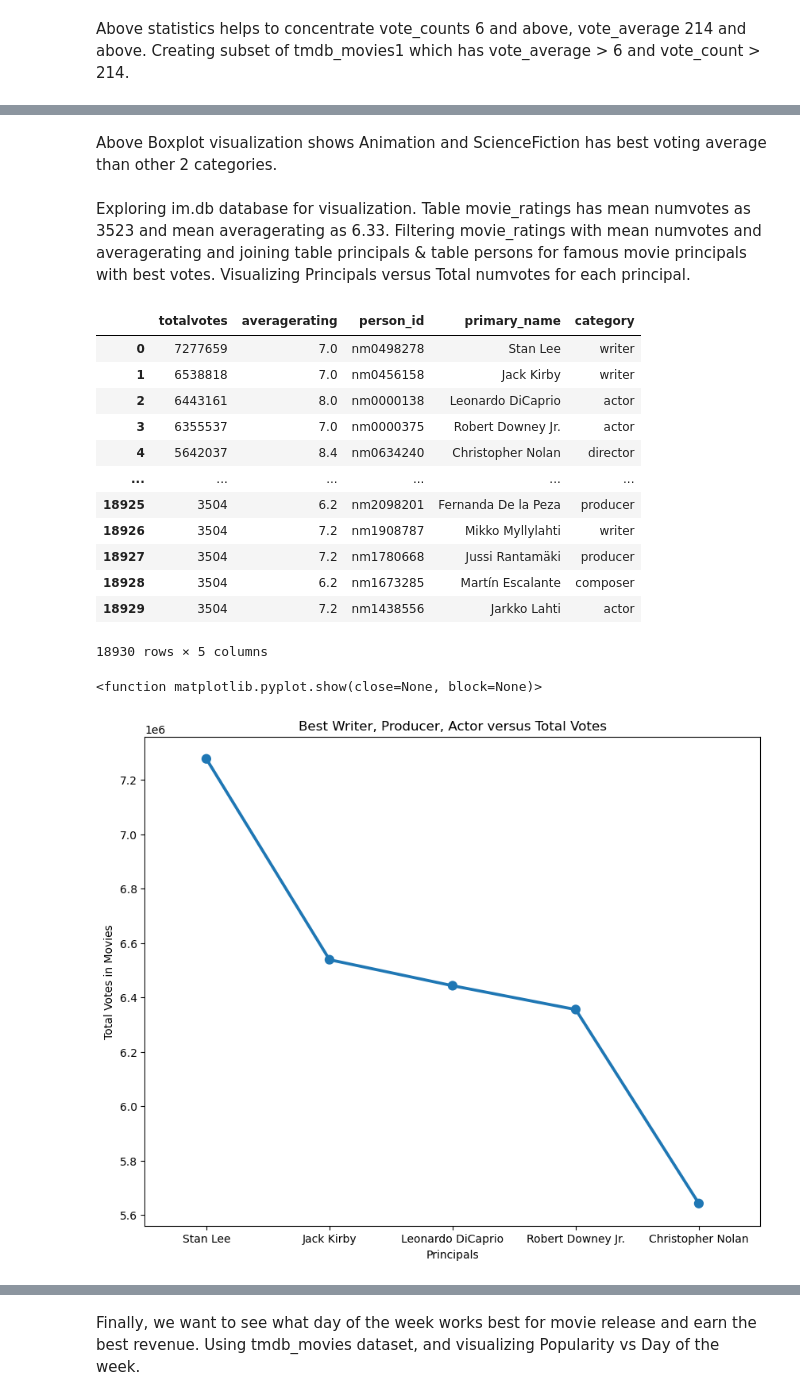
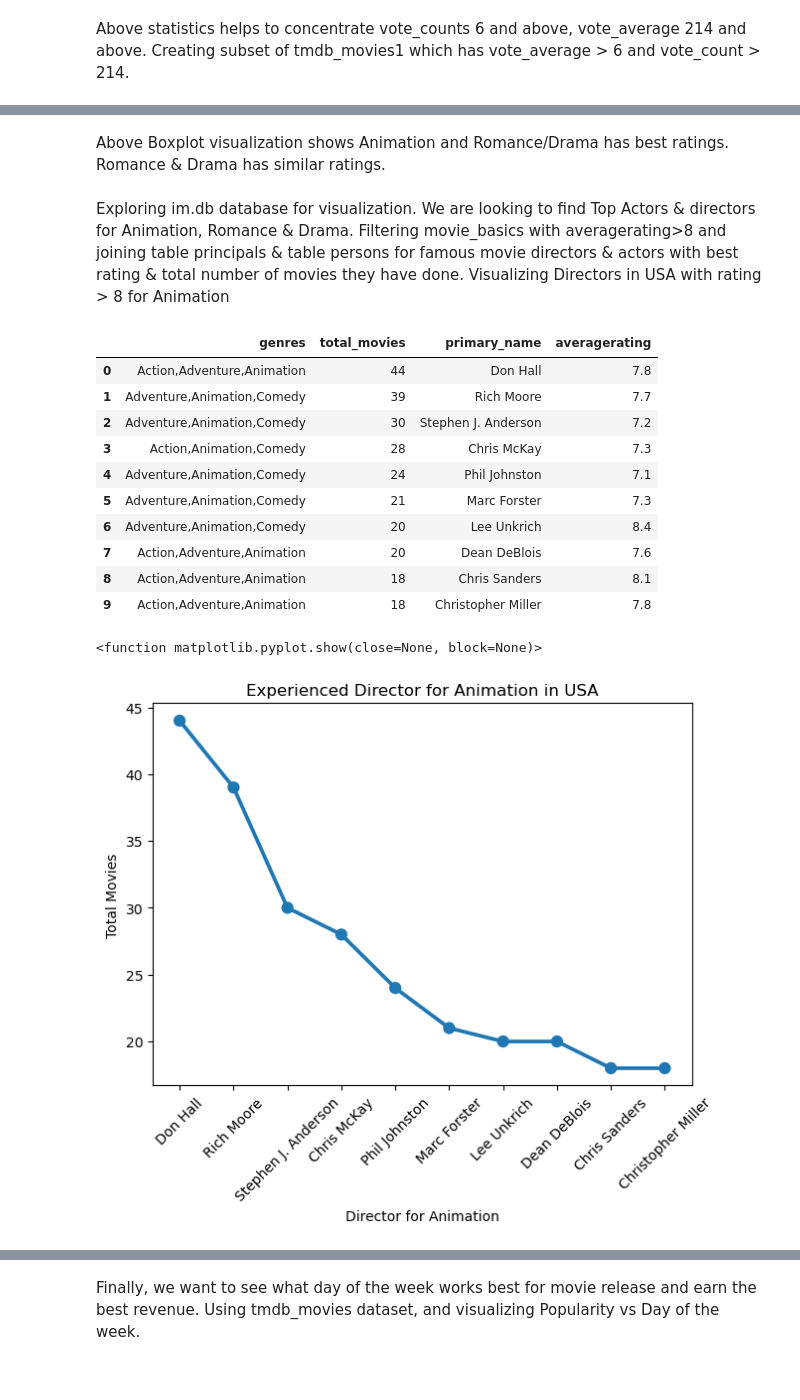
Before and after one commit to musairshad/dsc-phase-2-project, a Jupyter notebook: index.ipynb, the cells around one changed output, grey strips where cells are left out. Drawn from its saved outputs; the diff is of its cells as text; code cells hidden in the pictures.

```diff
--- a/index.ipynb
+++ b/index.ipynb
@@ -786,41 +770,39 @@ plt.show()
 # %% [markdown]
-Above Boxplot visualization shows Animation and ScienceFiction has best voting average than other 2 categories.
+Above Boxplot visualization shows Animation and Romance/Drama has best ratings. Romance & Drama has similar ratings.
 # %% [markdown]
-Exploring im.db database for visualization. Table movie_ratings has mean numvotes as 3523 and mean averagerating as 6.33. Filtering movie_ratings with mean numvotes and averagerating and joining table principals & table persons for famous movie principals with best votes. Visualizing Principals
-versus Total numvotes for each principal.
+Exploring im.db database for visualization. We are looking to find Top Actors & directors for Animation, Romance & Drama. Filtering movie_basics with averagerating>8 and joining table principals & table persons for famous movie directors & actors with best rating & total number of movies they have done. Visualizing Directors in USA with rating > 8 for Animation
 # %%
-# Sql query with numvotes>3523 and averagerating>6, finding total numvotes for each principal
-df_principals = pd.read_sql("""SELECT SUM(numvotes) as totalvotes, averagerating, person_id, primary_name, category FROM movie_ratings
-               JOIN principals USING(movie_id)
-               JOIN persons USING(person_id)
-               WHERE numvotes>3500 AND averagerating>6 GROUP BY person_id ORDER BY totalvotes DESC""", imdb)
-df_principals
+# Sql query with averagerating>8, finding best director for Animation in USA
+director_animation = pd.read_sql("""SELECT genres, count(*) as total_movies, primary_name, averagerating FROM movie_basics
+                            JOIN movie_ratings USING(movie_id) JOIN movie_akas USING(movie_id)
+                            JOIN directors USING(movie_id)
+                            JOIN persons USING(person_id)
+                            WHERE genres LIKE "%Animation%" and averagerating > 7 and region = "US" GROUP BY person_id ORDER BY total_movies DESC""", imdb)
+director_animation.head(10)
 # %% [output]
-|  | totalvotes | averagerating | person_id | primary_name | category |
-| 0 | 7277659 | 7.0 | nm0498278 | Stan Lee | writer |
-| 1 | 6538818 | 7.0 | nm0456158 | Jack Kirby | writer |
-| 2 | 6443161 | 8.0 | nm0000138 | Leonardo DiCaprio | actor |
-| 3 | 6355537 | 7.0 | nm0000375 | Robert Downey Jr. | actor |
-| 4 | 5642037 | 8.4 | nm0634240 | Christopher Nolan | director |
-| ... | ... | ... | ... | ... | ... |
-| 18925 | 3504 | 6.2 | nm2098201 | Fernanda De la Peza | producer |
-| 18926 | 3504 | 7.2 | nm1908787 | Mikko Myllylahti | writer |
-| 18927 | 3504 | 7.2 | nm1780668 | Jussi Rantamäki | producer |
-| 18928 | 3504 | 6.2 | nm1673285 | Martín Escalante | composer |
-| 18929 | 3504 | 7.2 | nm1438556 | Jarkko Lahti | actor |
+|  | genres | total_movies | primary_name | averagerating |
+| 0 | Action,Adventure,Animation | 44 | Don Hall | 7.8 |
+| 1 | Adventure,Animation,Comedy | 39 | Rich Moore | 7.7 |
+| 2 | Adventure,Animation,Comedy | 30 | Stephen J. Anderson | 7.2 |
+| 3 | Action,Animation,Comedy | 28 | Chris McKay | 7.3 |
+| 4 | Adventure,Animation,Comedy | 24 | Phil Johnston | 7.1 |
+| 5 | Adventure,Animation,Comedy | 21 | Marc Forster | 7.3 |
+| 6 | Adventure,Animation,Comedy | 20 | Lee Unkrich | 8.4 |
+| 7 | Action,Adventure,Animation | 20 | Dean DeBlois | 7.6 |
+| 8 | Action,Adventure,Animation | 18 | Chris Sanders | 8.1 |
+| 9 | Action,Adventure,Animation | 18 | Christopher Miller | 7.8 |
-18930 rows × 5 columns
 # %%
-# visualize top 5 principals
-principal_subset = df_principals.head()
+# visualize top 10 directors in animation in US
 
-fig, ax = plt.subplots(figsize = (10,8))
-sns.pointplot(data=principal_subset, x= 'primary_name' , y="totalvotes")
+director_subset = director_animation.head(10)
+fig, ax = plt.subplots(figsize = (7,5))
+sns.pointplot(data=director_subset, x= 'primary_name' , y="total_movies")
 
-# title, labels
-plt.title('Best Writer, Producer, Actor versus Total Votes')
-plt.ylabel('Total Votes in Movies')
-plt.xlabel('Principals')
+plt.title('Experienced Director for Animation in USA')
+plt.ylabel('Total Movies')
+plt.xlabel('Director for Animation')
+plt.xticks(rotation = 45)
 plt.show
 # %% [output]
 <function matplotlib.pyplot.show(close=None, block=None)>
-[figure, old version]
+[figure, new version]
```
Also changed, not shown: parts of 39 cells of this notebook, 16 other files.
